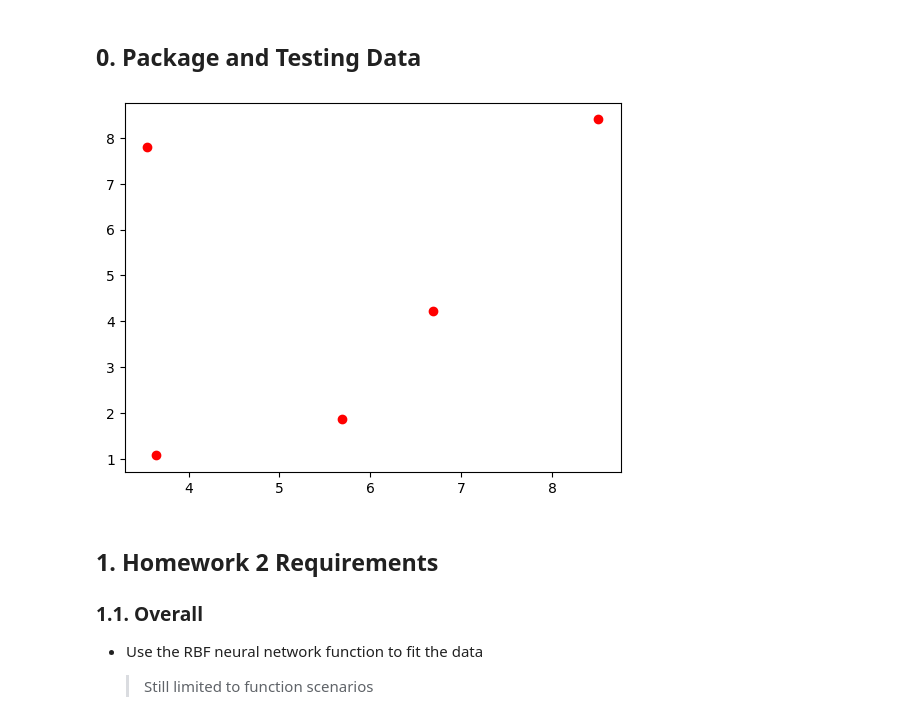
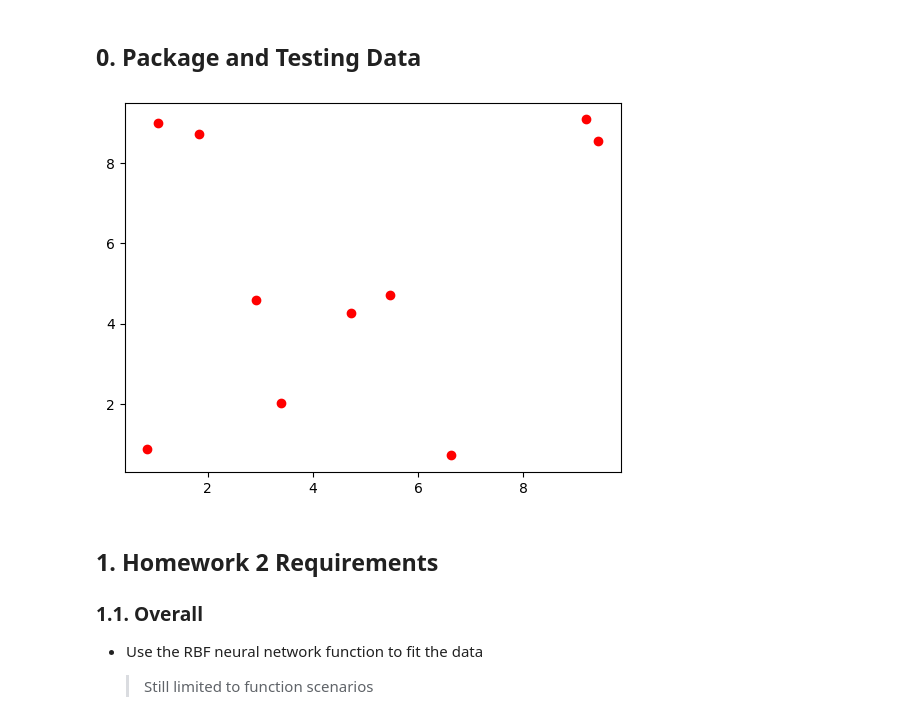
Before and after one commit to scyyc1/GAMES102, a Jupyter notebook: homeworks/hw2/Homework 2.ipynb, the cells around one changed output. Saved outputs shown, nothing was run; the diff lists cells and outputs as text; code cells hidden in the pictures.

```diff
--- a/homeworks/hw2/Homework 2.ipynb
+++ b/homeworks/hw2/Homework 2.ipynb
@@ -33,22 +33,22 @@ sys.path.append(os.path.abspath(os.path.join('..')))
 from util import util
 # %%
 # Testing data size
-num_point = 5
+num_point = 10
 
 # Points for testing
 x_sample = np.random.rand(num_point)*10
 y_sample = np.random.rand(num_point)*10
 
 # The boundary
 xmin = np.min(x_sample)
 xmax = np.max(x_sample)
 x_range = np.linspace(xmin, xmax, 1000)
 
 # Plot
 plt.plot(x_sample, y_sample, 'o', color='r')
 plt.show()
 # %% [output]
-[figure, old version]
+[figure, new version]
 # %% [markdown]
 ## 1. Homework 2 Requirements
 
```
Also changed, not shown: parts of 10 cells of this notebook.
